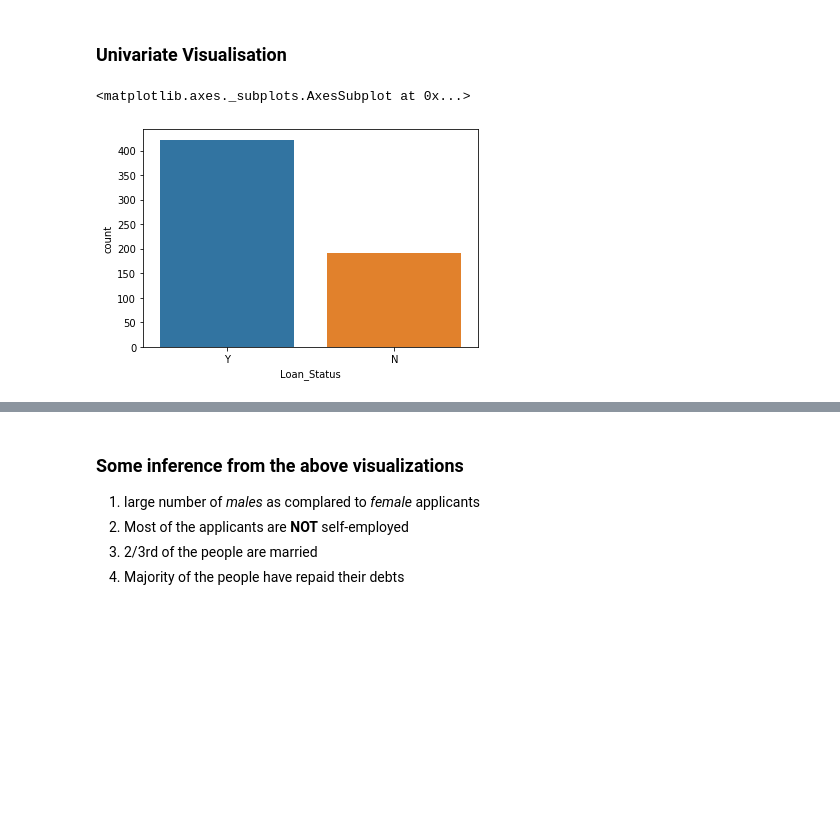
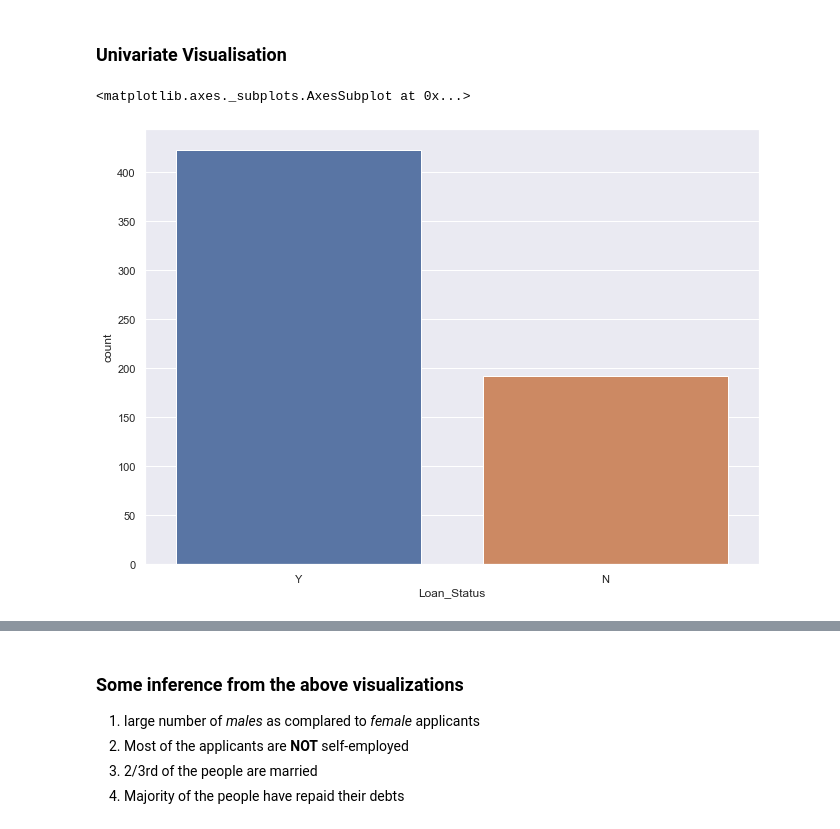
Before and after one commit to gato1005/LoanApproval, a Jupyter notebook: LoanPrediction.ipynb, the cells around one changed output, grey strips where cells are left out. Drawn from its saved outputs; the diff is of its cells as text; code cells hidden in the pictures; blank space fills up the shorter version.

Commit message:
Final Data Viz
Data Visualisation is complete of univariate and multivariate variables.

```diff
--- a/LoanPrediction.ipynb
+++ b/LoanPrediction.ipynb
@@ -236,8 +236,10 @@ Name: Loan_Status, dtype: float64
 # %% [markdown]
 ### Univariate Visualisation
 # %%
+sns.set(style="darkgrid")
+sns.set(rc={'figure.figsize':(11,8)})
 sns.countplot(x="Loan_Status",data=train_set)
 # %% [output]
 <matplotlib.axes._subplots.AxesSubplot at 0x...>
-[figure, old version]
+[figure, new version]
 # %%
```
Also changed, not shown: parts of 27 cells of this notebook.
